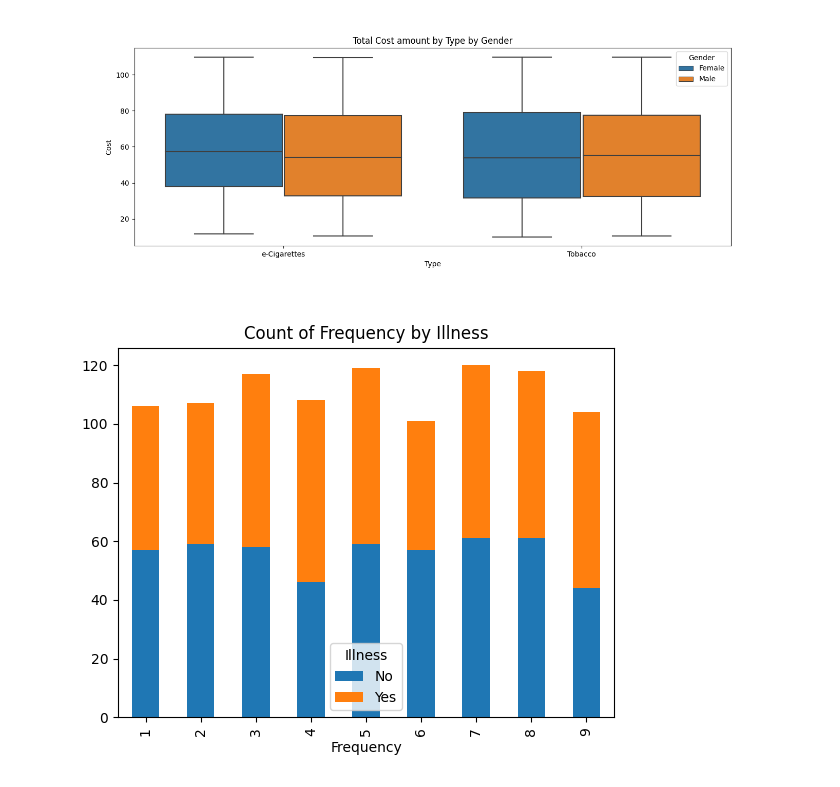
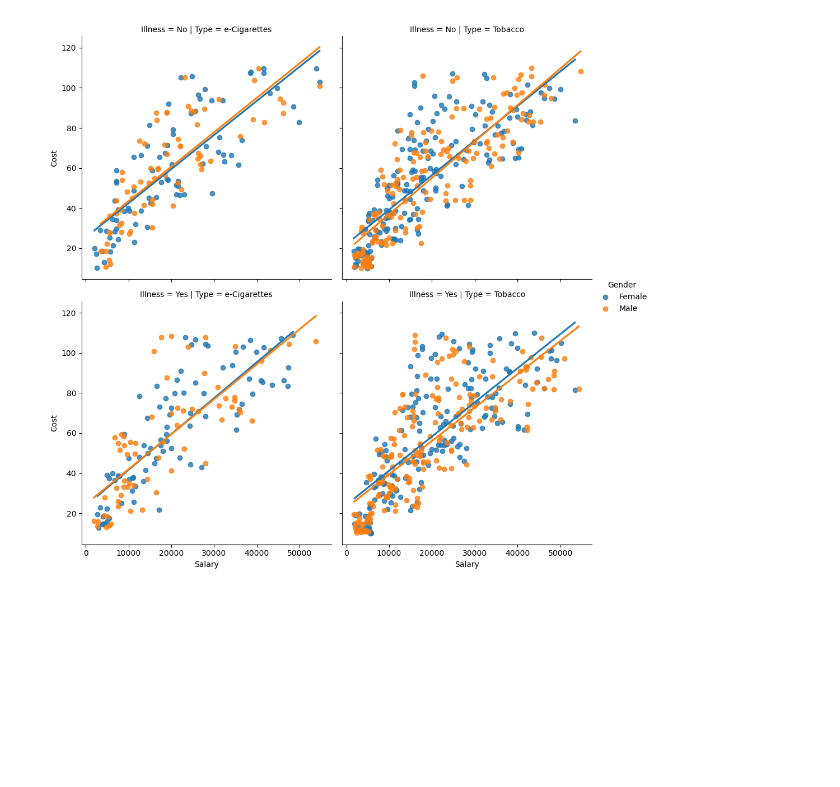
Before and after one commit to MSoD1/Programming-for-Data-Analysis, a Jupyter notebook: Project1_Synthesis_Data.ipynb, the cells around one changed output. Saved outputs shown, nothing was run; the diff lists cells and outputs as text; code cells hidden in the pictures; blank space fills up the shorter version.

Commit message:
Update Project1_Synthesis_Data.ipynb
Added to results section and added code markdown

```diff
--- a/Project1_Synthesis_Data.ipynb
+++ b/Project1_Synthesis_Data.ipynb
@@ -160,12 +234,5 @@ plt.show()
 # %%
-sns.boxplot(x="Type",y="Cost" ,hue="Gender",data=df)
-plt.title("Total Cost amount by Type by Gender")
+sns.lmplot(x="Salary", y="Cost", col="Type", row="Illness",hue= "Gender", ci=False,data= df, height=5, aspect =1)
 plt.show()
 # %% [output]
-[figure, old version]
+[figure, new version]
-# %%
-df.groupby(['Frequency', 'Illness']).size().unstack().plot(kind='bar', stacked=True)
-plt.title("Count of Frequency by Illness")
-plt.show()
-# %% [output]
-[figure, removed]
```
Also changed, not shown: parts of 44 cells of this notebook.
